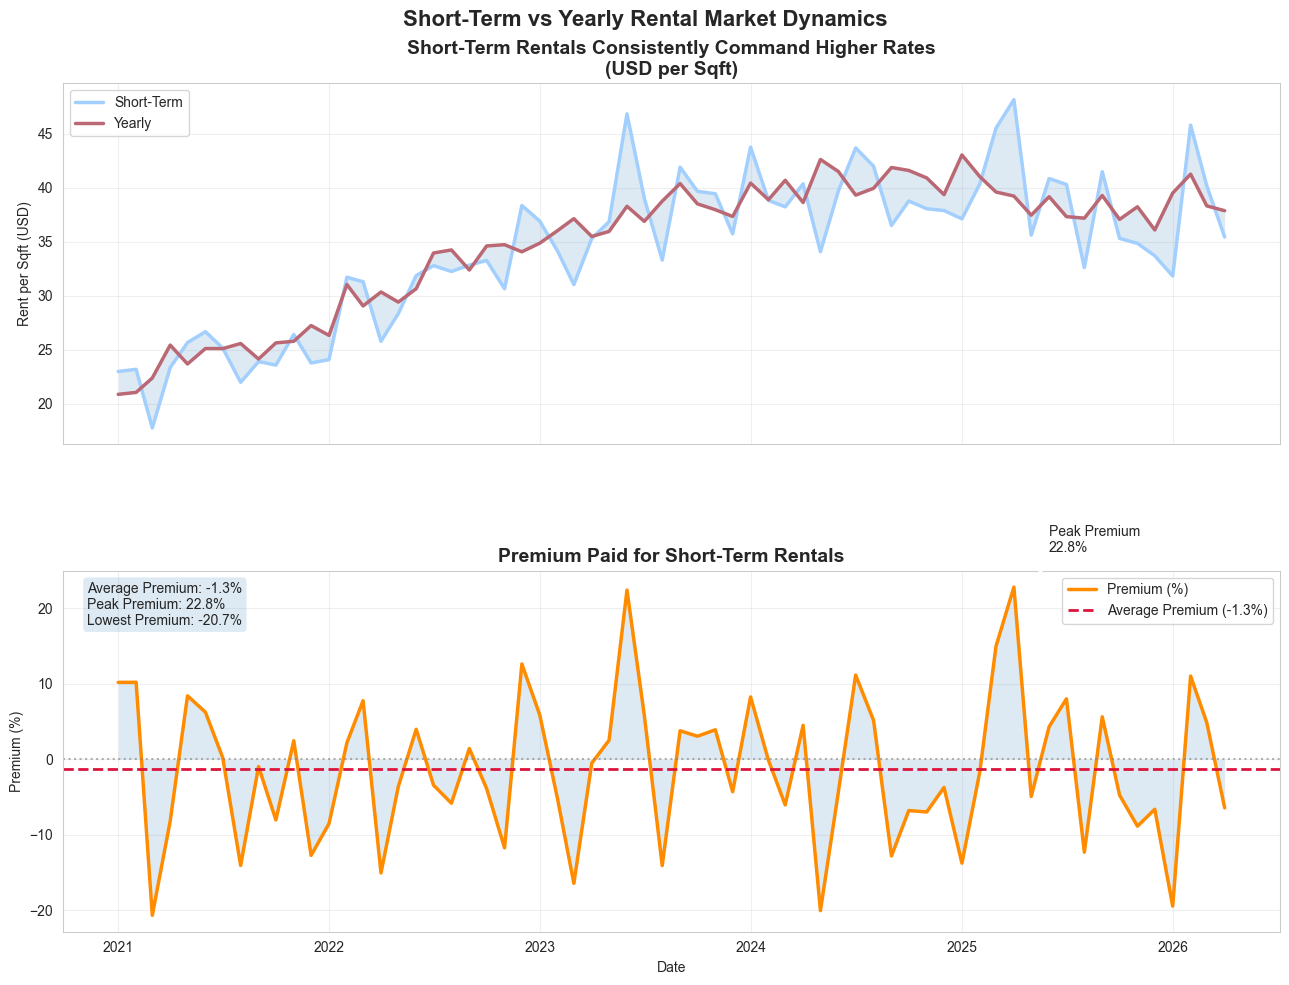
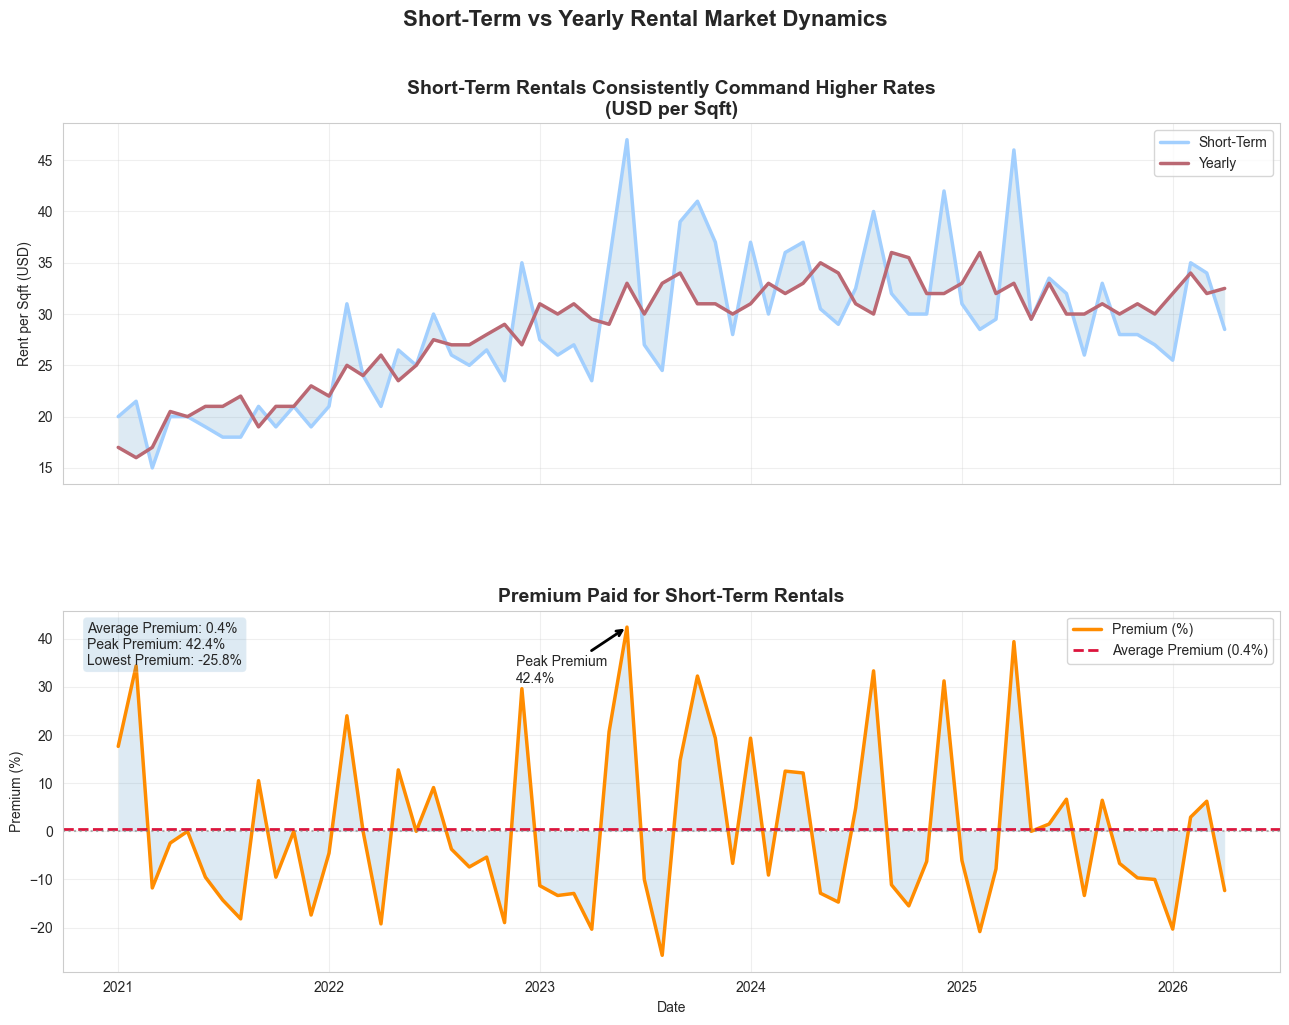
The change to this notebook cell's code, shown as a diff; its figure went from the first image to the second:
--- before
+++ after
@@ -5,5 +5,5 @@
     rentals
     .groupby(['month', 'contract_type'])['rent_per_sqft_usd']
-    .mean()
+    .median()
     .reset_index()
 )
@@ -26,7 +26,5 @@
 
 comparison = short_contracts.merge(
-    yearly_contracts,
-    on='month',
-    how='inner'
+    yearly_contracts,on='month',how='inner'
 )
 
@@ -60,5 +58,4 @@
 
 ax[0].set_title('Short-Term Rentals Consistently Command Higher Rates\n(USD per Sqft)', fontsize=14,weight='bold')
-
 ax[0].set_ylabel('Rent per Sqft (USD)')
 ax[0].legend()
@@ -79,13 +76,18 @@
 # Peak Annotation
 
-ax[1].annotate(f'Peak Premium\n{max_premium:.1f}%',
+ax[1].annotate(
+    f'Peak Premium\n{max_premium:.1f}%',
     xy=(
         comparison.loc[peak_idx, 'month'],
         comparison.loc[peak_idx, 'premium_pct']
-    ),xytext=(25, 25),textcoords='offset points',
+    ),
+    xytext=(-80, -40),  # geser ke kiri
+    textcoords='offset points',
     arrowprops=dict(
         arrowstyle='->',
-        lw=1.5
-    )
+        color='black',
+        lw=2
+    ),
+    fontsize=10
 )
 
@@ -113,5 +115,5 @@
 )
 
-plt.suptitle('Short-Term vs Yearly Rental Market Dynamics',fontsize=16,weight='bold')
+plt.suptitle('Short-Term vs Yearly Rental Market Dynamics',fontsize=16,weight='bold', y=1.02)
 
 plt.tight_layout()

Commit: (Update) Analyze rental premium between short-term and yearly contracts